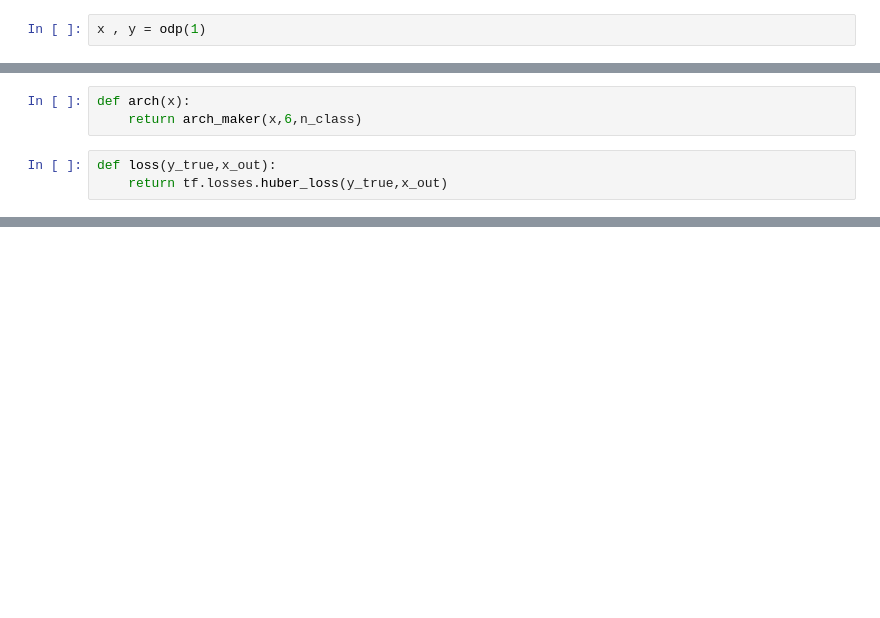
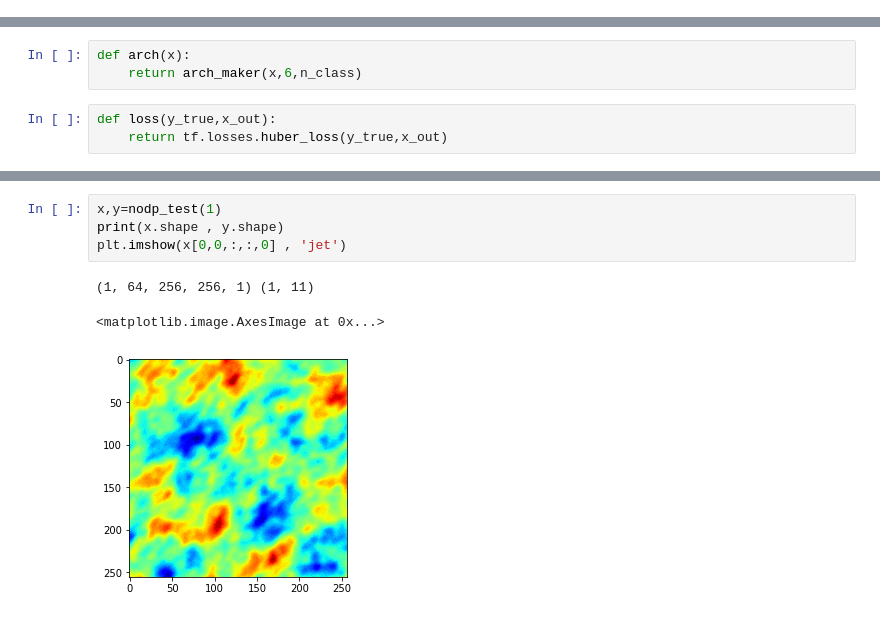
Before and after one commit to M-torki/C-S-NN, a Jupyter notebook: CMB_Stage4(i)_like.ipynb, the cells around one changed output, grey strips where cells are left out. Cells and saved outputs as stored; diff of their text form; blank space fills up the shorter version.

```diff
--- a/CMB_Stage4(i)_like.ipynb
+++ b/CMB_Stage4(i)_like.ipynb
@@ -385,5 +333,3 @@ np.std(np.load('./data/string_p/0.npy'))
-# %%
-x , y = odp(1)
 # %%
 plt.figure(figsize = (5,5))
 plt.imshow(odp(1)[0][0,:,:,0] , cmap='jet')
@@ -682,2 +606,10 @@ ch_test = Cheater(g_test,s_files,
 # %% [output]
 Data provider is reloading...
+# %%
+x,y=nodp_test(1)
+print(x.shape , y.shape)
+plt.imshow(x[0,0,:,:,0] , 'jet')
+# %% [output]
+(1, 64, 256, 256, 1) (1, 11)
+<matplotlib.image.AxesImage at 0x...>
+[figure, added]
```
Also changed, not shown: parts of 46 cells of this notebook.
